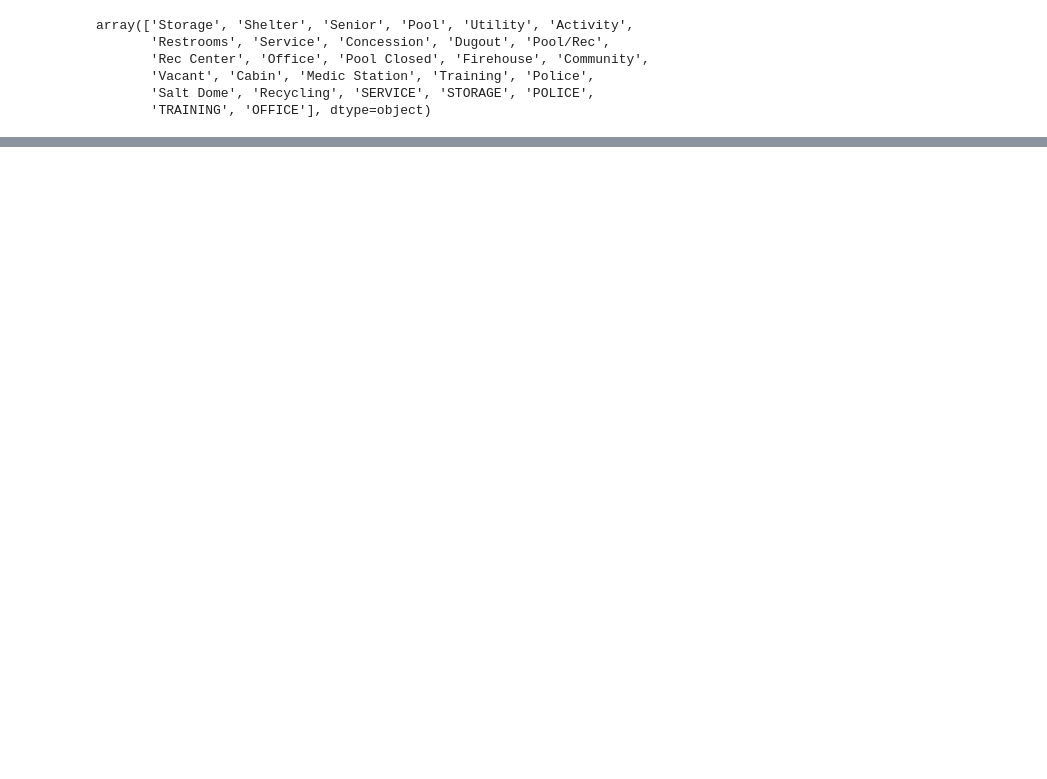
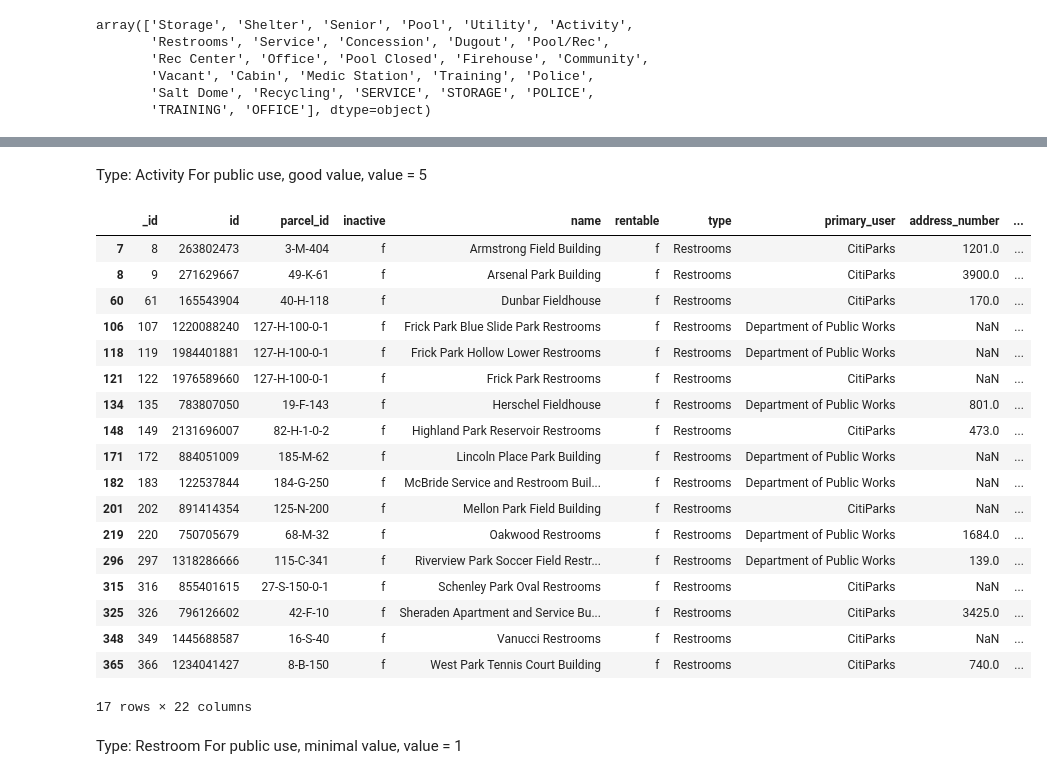
Before and after one commit to zsh23-pitt/CMPINF_11_Project, a Jupyter notebook: facilities.ipynb, the cells around one changed output, grey strips where cells are left out. Drawn from its saved outputs; the diff is of its cells as text; code cells hidden in the pictures; blank space fills up the shorter version.

Commit message:
Uploaded edited facilities.ipynb file
assigned different weights to different facility types
created section headers for easier navigation

```diff
--- a/facilities.ipynb
+++ b/facilities.ipynb
@@ -235,0 +155,3 @@ fig.show()
+# %%
+value_list[index] = 5
+index += 1
@@ -235,0 +181,3 @@ fig.show()
+# %%
+value_list[index] = 5
+index += 1
@@ -235,0 +207,3 @@ fig.show()
+# %%
+value_list[index] = 0
+index += 1
@@ -235,0 +231,29 @@ fig.show()
+# %% [markdown]
+Type: Activity For public use, good value, value = 5
+# %%
+value_list[index] = 5
+index += 1
+# %%
+df_active.loc[df_active["type"]==type_list[index]]
+# %% [output]
+|  | _id | id | parcel_id | inactive | name | rentable | type | primary_user | address_number | ... |
+| 7 | 8 | 263802473 | 3-M-404 | f | Armstrong Field Building | f | Restrooms | CitiParks | 1201.0 | ... |
+| 8 | 9 | 271629667 | 49-K-61 | f | Arsenal Park Building | f | Restrooms | CitiParks | 3900.0 | ... |
+| 60 | 61 | 165543904 | 40-H-118 | f | Dunbar Fieldhouse | f | Restrooms | CitiParks | 170.0 | ... |
+| 106 | 107 | 1220088240 | 127-H-100-0-1 | f | Frick Park Blue Slide Park Restrooms | f | Restrooms | Department of Public Works | NaN | ... |
+| 118 | 119 | 1984401881 | 127-H-100-0-1 | f | Frick Park Hollow Lower Restrooms | f | Restrooms | Department of Public Works | NaN | ... |
+| 121 | 122 | 1976589660 | 127-H-100-0-1 | f | Frick Park Restrooms | f | Restrooms | CitiParks | NaN | ... |
+| 134 | 135 | 783807050 | 19-F-143 | f | Herschel Fieldhouse | f | Restrooms | Department of Public Works | 801.0 | ... |
+| 148 | 149 | 2131696007 | 82-H-1-0-2 | f | Highland Park Reservoir Restrooms | f | Restrooms | CitiParks | 473.0 | ... |
+| 171 | 172 | 884051009 | 185-M-62 | f | Lincoln Place Park Building | f | Restrooms | Department of Public Works | NaN | ... |
+| 182 | 183 | 122537844 | 184-G-250 | f | McBride Service and Restroom Buil... | f | Restrooms | Department of Public Works | NaN | ... |
+| 201 | 202 | 891414354 | 125-N-200 | f | Mellon Park Field Building | f | Restrooms | CitiParks | NaN | ... |
+| 219 | 220 | 750705679 | 68-M-32 | f | Oakwood Restrooms | f | Restrooms | Department of Public Works | 1684.0 | ... |
+| 296 | 297 | 1318286666 | 115-C-341 | f | Riverview Park Soccer Field Restr... | f | Restrooms | Department of Public Works | 139.0 | ... |
+| 315 | 316 | 855401615 | 27-S-150-0-1 | f | Schenley Park Oval Restrooms | f | Restrooms | CitiParks | NaN | ... |
+| 325 | 326 | 796126602 | 42-F-10 | f | Sheraden Apartment and Service Bu... | f | Restrooms | CitiParks | 3425.0 | ... |
+| 348 | 349 | 1445688587 | 16-S-40 | f | Vanucci Restrooms | f | Restrooms | CitiParks | NaN | ... |
+| 365 | 366 | 1234041427 | 8-B-150 | f | West Park Tennis Court Building | f | Restrooms | CitiParks | 740.0 | ... |
+17 rows × 22 columns
+# %% [markdown]
+Type: Restroom For public use, minimal value, value = 1
```
Also changed, not shown: parts of 104 cells of this notebook.
